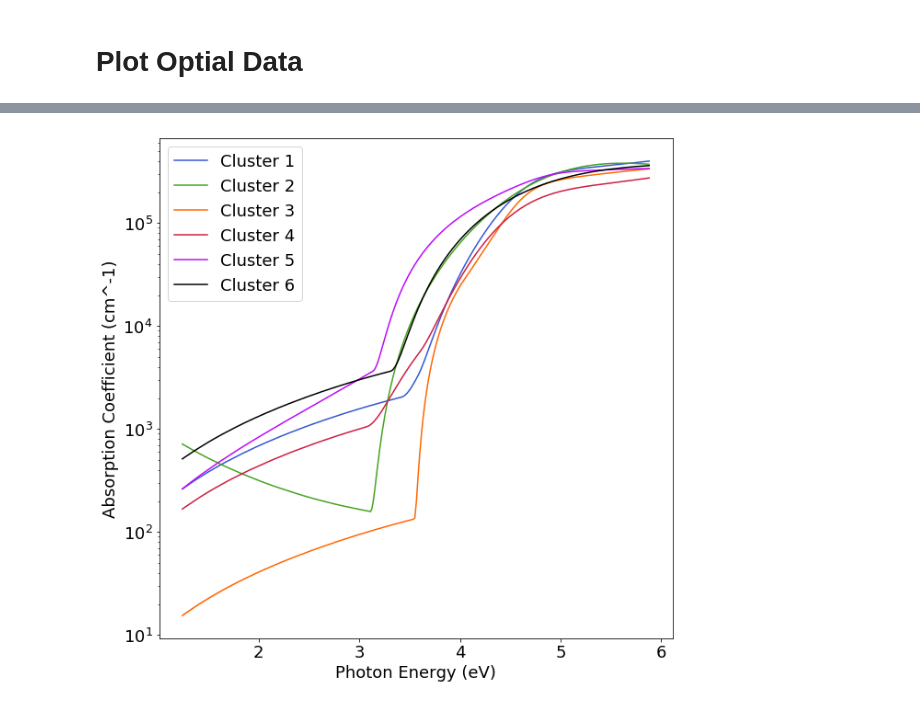
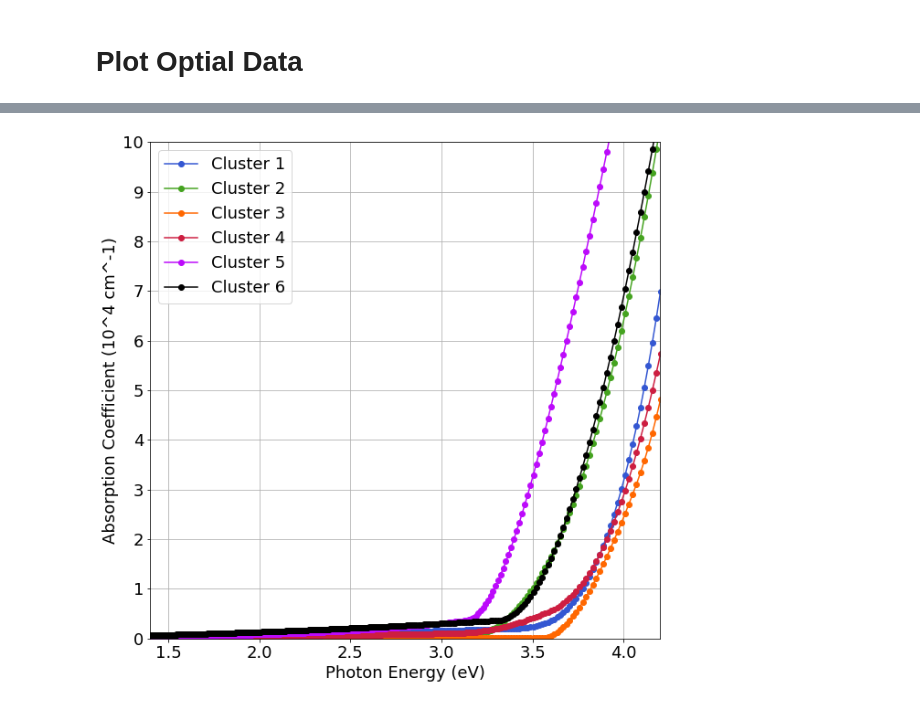
Before and after one commit to usnistgov/NIST-NREL-Interlaboratory-Figures, a Jupyter notebook: ternary-cluster.ipynb, the cells around one changed output, grey strips where cells are left out. Drawn from its saved outputs; the diff is of its cells as text; code cells hidden in the pictures.

Commit message:
update absorption coeff data

```diff
--- a/ternary-cluster.ipynb
+++ b/ternary-cluster.ipynb
@@ -239,19 +259,22 @@ NIST_cluster_6_data_opt = query_response[0]['content']['library-spectra-measurem
 # %%
 font = {'size'   : 18}
 matplotlib.rc('font', **font)
 plt.figure(figsize=(10,10))
 ax = plt.axes()
-plt.plot(NIST_cluster_1_data_opt['energy']['value'],np.array(NIST_cluster_1_data_opt['absorption-coefficient']['value']), label = "Cluster 1", color=colorsListNIST[0])
-plt.plot(NIST_cluster_2_data_opt['energy']['value'],np.array(NIST_cluster_2_data_opt['absorption-coefficient']['value']), label = "Cluster 2", color=colorsListNIST[1])
-plt.plot(NIST_cluster_3_data_opt['energy']['value'],np.array(NIST_cluster_3_data_opt['absorption-coefficient']['value']), label = "Cluster 3", color=colorsListNIST[2])
-plt.plot(NIST_cluster_4_data_opt['energy']['value'],np.array(NIST_cluster_4_data_opt['absorption-coefficient']['value']), label = "Cluster 4", color=colorsListNIST[3])
-plt.plot(NIST_cluster_5_data_opt['energy']['value'],np.array(NIST_cluster_5_data_opt['absorption-coefficient']['value']), label = "Cluster 5", color=colorsListNIST[4])
-plt.plot(NIST_cluster_6_data_opt['energy']['value'],np.array(NIST_cluster_6_data_opt['absorption-coefficient']['value']), label = "Cluster 6", color=colorsListNIST[5])
+plt.plot(NIST_cluster_1_data_opt['energy']['value'],np.array(NIST_cluster_1_data_opt['absorption-coefficient']['value'])/1e4, 'o-', label = "Cluster 1", color=colorsListNIST[0])
+plt.plot(NIST_cluster_2_data_opt['energy']['value'],np.array(NIST_cluster_2_data_opt['absorption-coefficient']['value'])/1e4, 'o-', label = "Cluster 2", color=colorsListNIST[1])
+plt.plot(NIST_cluster_3_data_opt['energy']['value'],np.array(NIST_cluster_3_data_opt['absorption-coefficient']['value'])/1e4, 'o-', label = "Cluster 3", color=colorsListNIST[2])
+plt.plot(NIST_cluster_4_data_opt['energy']['value'],np.array(NIST_cluster_4_data_opt['absorption-coefficient']['value'])/1e4, 'o-', label = "Cluster 4", color=colorsListNIST[3])
+plt.plot(NIST_cluster_5_data_opt['energy']['value'],np.array(NIST_cluster_5_data_opt['absorption-coefficient']['value'])/1e4, 'o-', label = "Cluster 5", color=colorsListNIST[4])
+plt.plot(NIST_cluster_6_data_opt['energy']['value'],np.array(NIST_cluster_6_data_opt['absorption-coefficient']['value'])/1e4, 'o-', label = "Cluster 6", color=colorsListNIST[5])
 plt.legend()
 plt.xlabel('Photon Energy (eV)')
-plt.ylabel('Absorption Coefficient (cm^-1)')
-ax.set_yscale('log')
+plt.ylabel('Absorption Coefficient (10^4 cm^-1)')
+plt.xlim(1.4, 4.2)
+plt.ylim(0, 10)
+plt.grid(True)
+ax.set_yticks(range(0, 11, 1))
 plt.savefig("cluster-NIST-NIST-Optical.pdf", bbox_inches='tight')
 plt.show()
 # %% [output]
-[figure, old version]
+[figure, new version]
```
Also changed, not shown: parts of 2 cells of this notebook, 7 other files.
